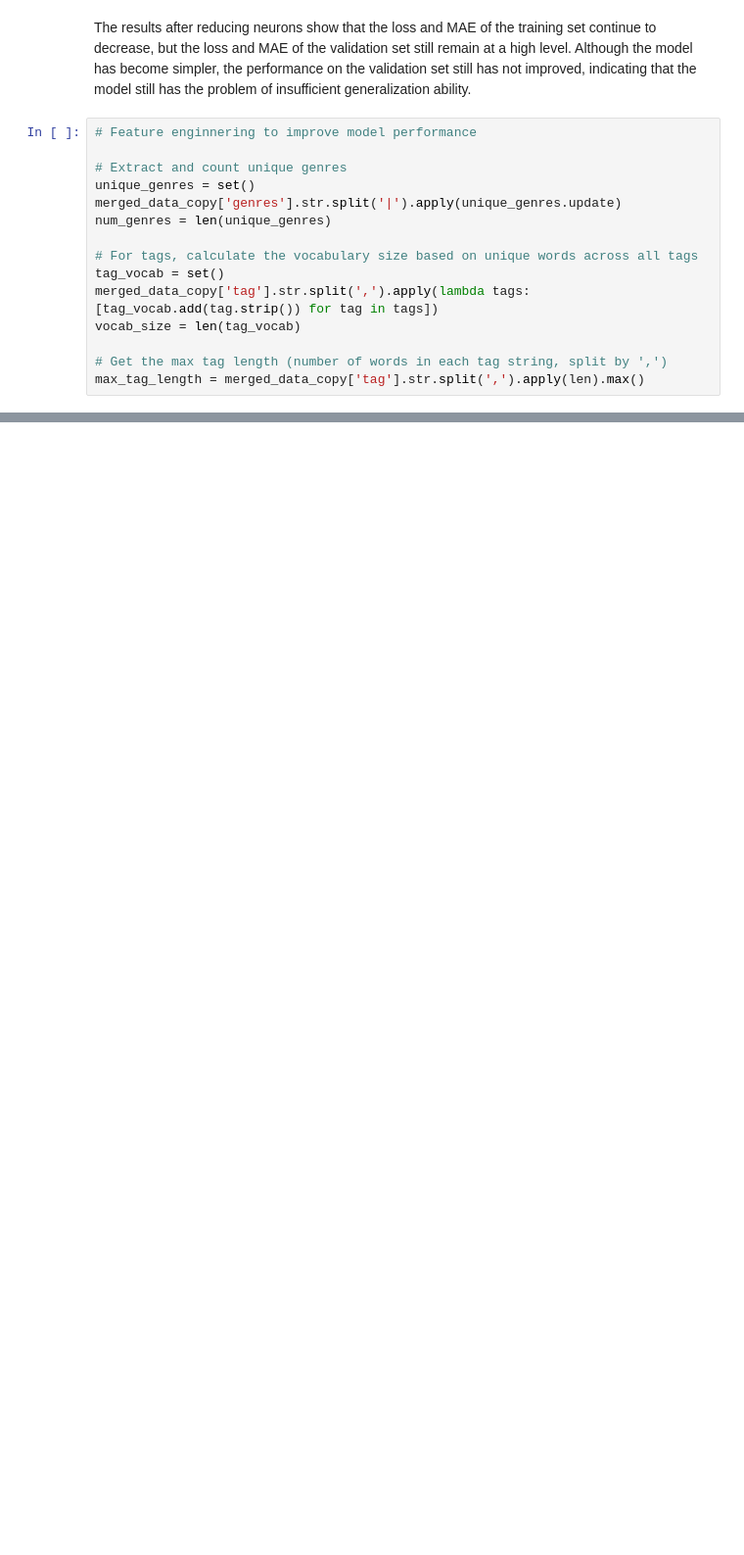
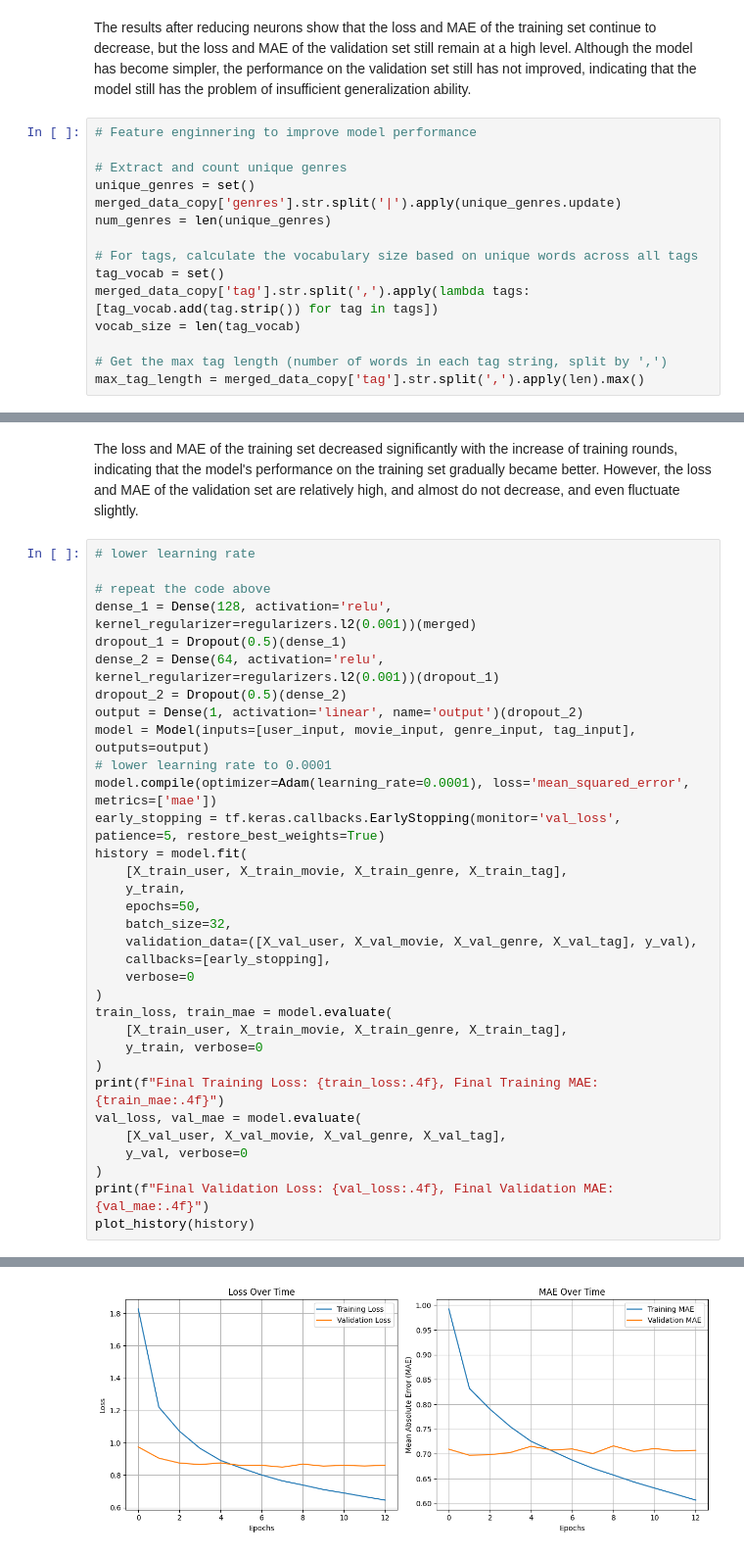
Before and after one commit to Charlottecool/Neural-Network-and-NLP-Based-Movie-Recommendation-System, a Jupyter notebook: Neural Network and NLP-Based Movie Recommendation System.ipynb, the cells around one changed output, grey strips where cells are left out. Shown at 98% size. Saved outputs shown, nothing was run; the diff lists cells and outputs as text; blank space fills up the shorter version.

```diff
--- a/Neural Network and NLP-Based Movie Recommendation System.ipynb
+++ b/Neural Network and NLP-Based Movie Recommendation System.ipynb
@@ -1286,0 +1332,36 @@ plot_history(history) # Plot Loss and MAE
+# %% [markdown]
+The loss and MAE of the training set decreased significantly with the increase of training rounds, indicating that the model's performance on the training set gradually became better. However, the loss and MAE of the validation set are relatively high, and almost do not decrease, and even fluctuate slightly.
+# %%
+# lower learning rate
+
+# repeat the code above
+dense_1 = Dense(128, activation='relu', kernel_regularizer=regularizers.l2(0.001))(merged)
+dropout_1 = Dropout(0.5)(dense_1)
+dense_2 = Dense(64, activation='relu', kernel_regularizer=regularizers.l2(0.001))(dropout_1)
+dropout_2 = Dropout(0.5)(dense_2)
+output = Dense(1, activation='linear', name='output')(dropout_2)
+model = Model(inputs=[user_input, movie_input, genre_input, tag_input], outputs=output)
+# lower learning rate to 0.0001
+model.compile(optimizer=Adam(learning_rate=0.0001), loss='mean_squared_error', metrics=['mae'])
+early_stopping = tf.keras.callbacks.EarlyStopping(monitor='val_loss', patience=5, restore_best_weights=True)
+history = model.fit(
+    [X_train_user, X_train_movie, X_train_genre, X_train_tag],
+    y_train,
+    epochs=50,
+    batch_size=32,
+    validation_data=([X_val_user, X_val_movie, X_val_genre, X_val_tag], y_val),
+    callbacks=[early_stopping],
+    verbose=0
+)
+train_loss, train_mae = model.evaluate(
+    [X_train_user, X_train_movie, X_train_genre, X_train_tag],
+    y_train, verbose=0
+)
+print(f"Final Training Loss: {train_loss:.4f}, Final Training MAE: {train_mae:.4f}")
+val_loss, val_mae = model.evaluate(
+    [X_val_user, X_val_movie, X_val_genre, X_val_tag],
+    y_val, verbose=0
+)
+print(f"Final Validation Loss: {val_loss:.4f}, Final Validation MAE: {val_mae:.4f}")
+plot_history(history)
+# %% [output]
@@ -1286,0 +1370 @@ plot_history(history) # Plot Loss and MAE
+[figure, added]
```
Also changed, not shown: parts of 42 cells of this notebook.
